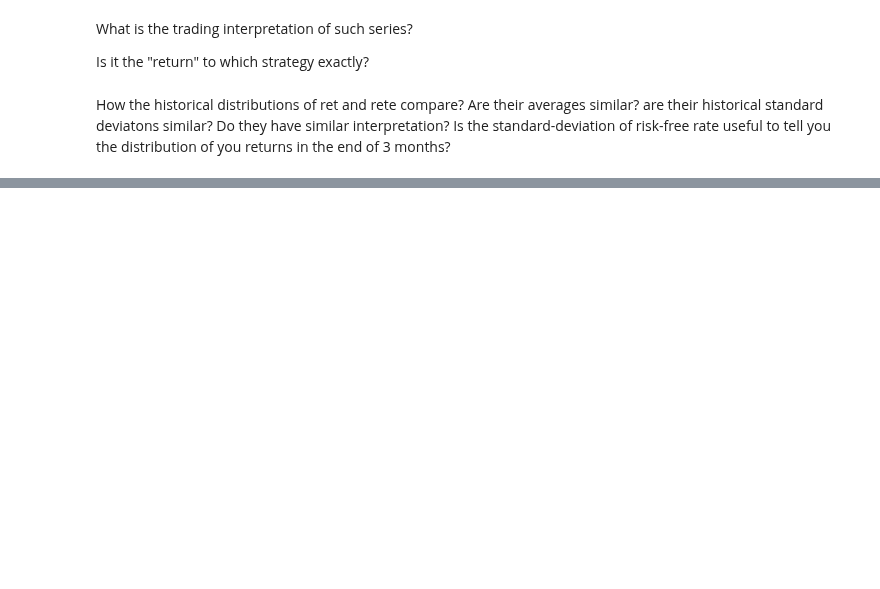
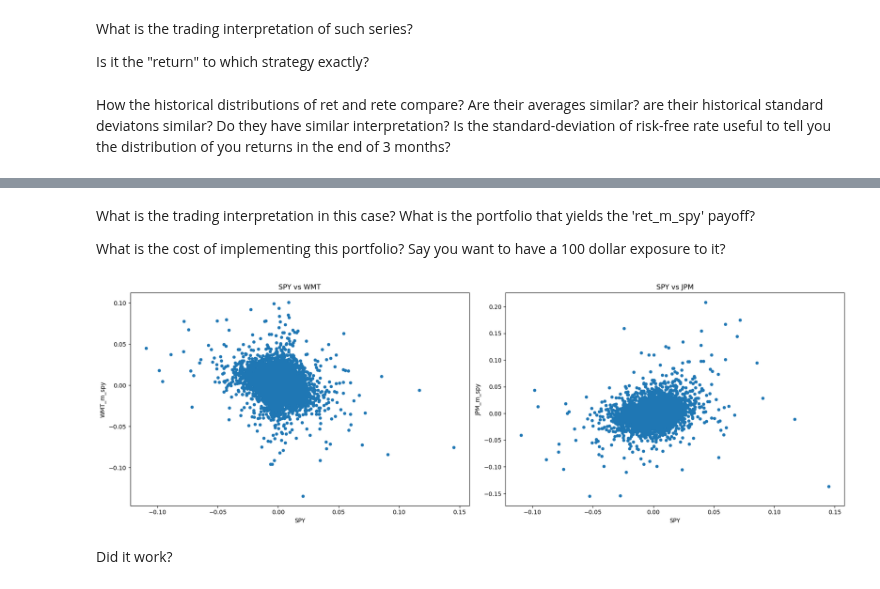
Before and after one commit to jdp9675/UG54, a Jupyter notebook: chapters/Finance/Returns_working.ipynb, the cells around one changed output, grey strips where cells are left out. Saved outputs shown, nothing was run; the diff lists cells and outputs as text; code cells hidden in the pictures; blank space fills up the shorter version.

```diff
--- a/chapters/Finance/Returns_working.ipynb
+++ b/chapters/Finance/Returns_working.ipynb
@@ -827,0 +459,3 @@ One good estimate of it simply uses the sample mean
+# %%
+df_re[['WMT_m_spy','JPM_m_spy']]=df_re[['WMT','JPM']].subtract(df['SPY'],axis=0)
+df
@@ -827,0 +477,22 @@ One good estimate of it simply uses the sample mean
+# %% [markdown]
+What is the trading interpretation in this case? What is the portfolio that yields the 'ret_m_spy' payoff?
+
+What is the cost of implementing this portfolio? Say you want to have a 100 dollar exposure to it?
+# %%
+fig, axes = plt.subplots(1, 2, figsize=(18,6))
+import statsmodels.api as sm
+
+
+# Function to add regression line and beta coefficient
+
+df_re.plot.scatter(x='SPY', y='WMT_m_spy', ax=axes[0], title='SPY vs WMT')
+
+# Scatter plot for SPY vs CSCO
+df_re.plot.scatter(x='SPY', y='JPM_m_spy', ax=axes[1], title='SPY vs JPM')
+
+plt.tight_layout()
+plt.show()
+# %% [output]
+[figure, added]
+# %% [markdown]
+Did it work?
```
Also changed, not shown: parts of 70 cells of this notebook, 2 other files.
